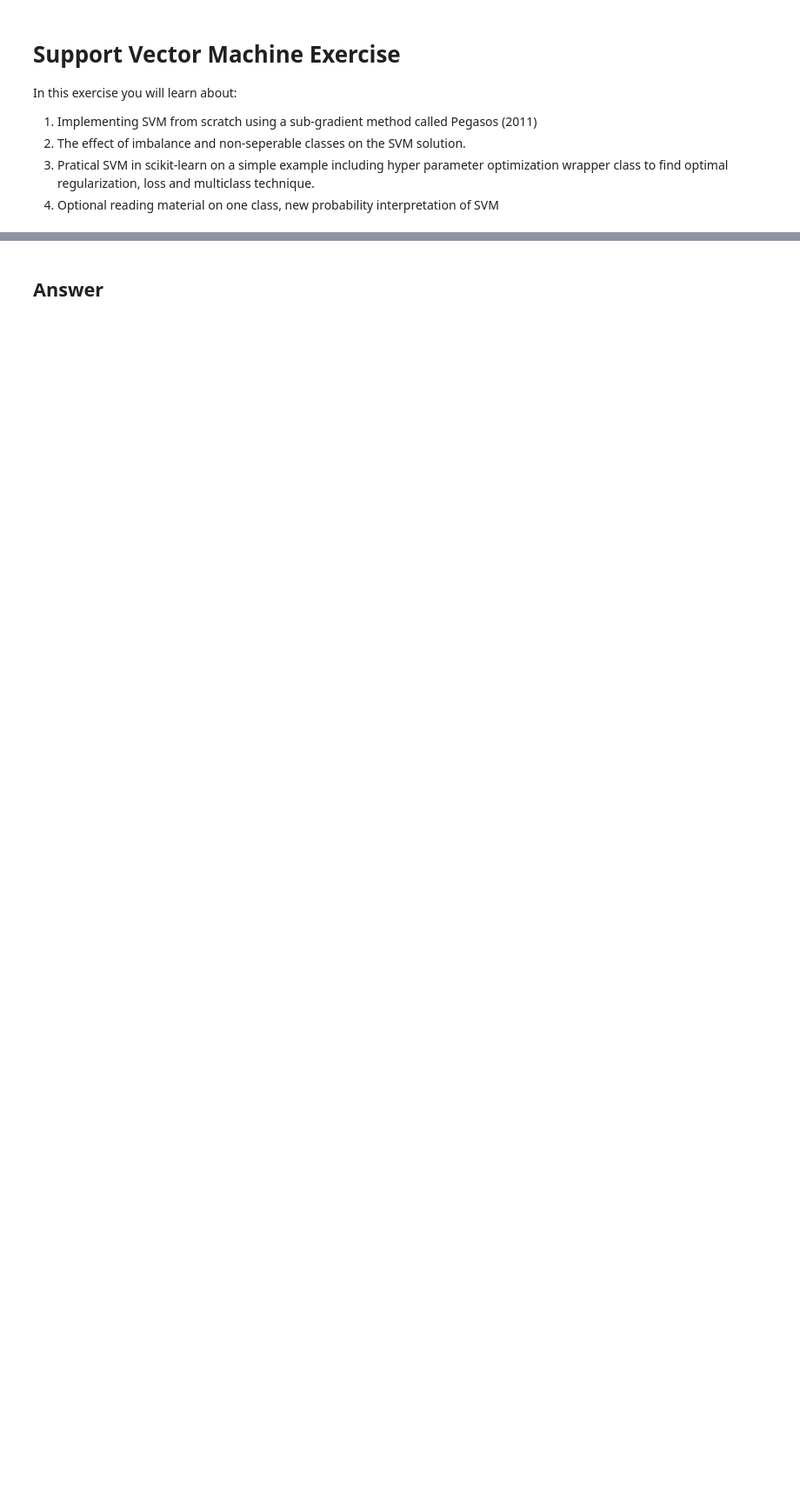
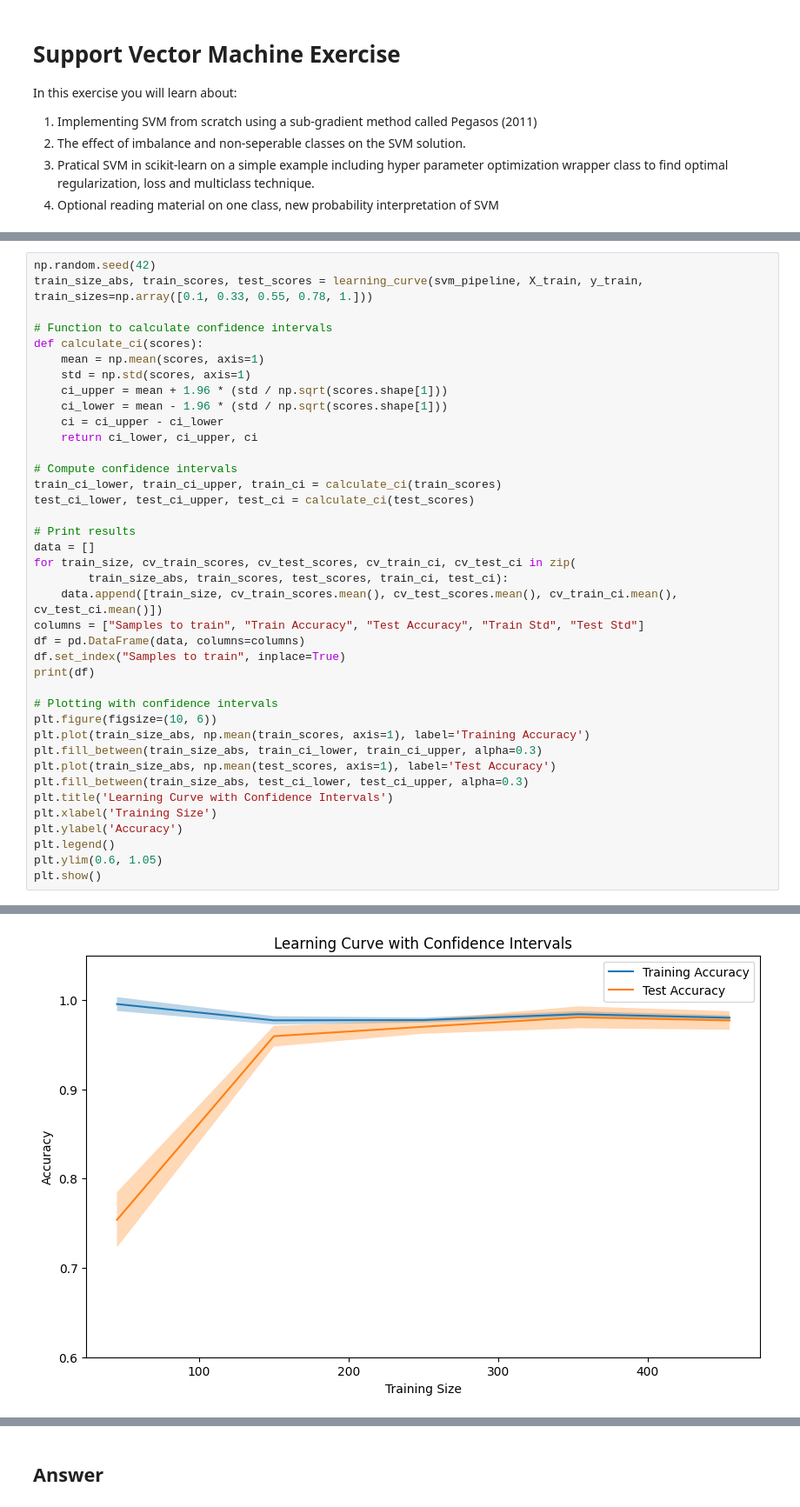
Before and after one commit to anidima/ydata_ml_sl, a Jupyter notebook: HW2_svm_Pegasos.ipynb, the cells around one changed output, grey strips where cells are left out. Shown at 87% size. Drawn from its saved outputs; the diff is of its cells as text; blank space fills up the shorter version.

```diff
--- a/HW2_svm_Pegasos.ipynb
+++ b/HW2_svm_Pegasos.ipynb
@@ -178,0 +198,40 @@ ValidationCurveDisplay.from_estimator(SVM(), X, y, param_name='C', param_range=n
+# %%
+np.random.seed(42)
+train_size_abs, train_scores, test_scores = learning_curve(svm_pipeline, X_train, y_train, train_sizes=np.array([0.1, 0.33, 0.55, 0.78, 1.]))
+
+# Function to calculate confidence intervals
+def calculate_ci(scores):
+    mean = np.mean(scores, axis=1)
+    std = np.std(scores, axis=1)
+    ci_upper = mean + 1.96 * (std / np.sqrt(scores.shape[1]))
+    ci_lower = mean - 1.96 * (std / np.sqrt(scores.shape[1]))
+    ci = ci_upper - ci_lower
+    return ci_lower, ci_upper, ci
+
+# Compute confidence intervals
+train_ci_lower, train_ci_upper, train_ci = calculate_ci(train_scores)
+test_ci_lower, test_ci_upper, test_ci = calculate_ci(test_scores)
+
+# Print results
+data = []
+for train_size, cv_train_scores, cv_test_scores, cv_train_ci, cv_test_ci in zip(
+        train_size_abs, train_scores, test_scores, train_ci, test_ci):
+    data.append([train_size, cv_train_scores.mean(), cv_test_scores.mean(), cv_train_ci.mean(), cv_test_ci.mean()])
+columns = ["Samples to train", "Train Accuracy", "Test Accuracy", "Train Std", "Test Std"]
+df = pd.DataFrame(data, columns=columns)
+df.set_index("Samples to train", inplace=True)
+print(df)
+
+# Plotting with confidence intervals
+plt.figure(figsize=(10, 6))
+plt.plot(train_size_abs, np.mean(train_scores, axis=1), label='Training Accuracy')
+plt.fill_between(train_size_abs, train_ci_lower, train_ci_upper, alpha=0.3)
+plt.plot(train_size_abs, np.mean(test_scores, axis=1), label='Test Accuracy')
+plt.fill_between(train_size_abs, test_ci_lower, test_ci_upper, alpha=0.3)
+plt.title('Learning Curve with Confidence Intervals')
+plt.xlabel('Training Size')
+plt.ylabel('Accuracy')
+plt.legend()
+plt.ylim(0.6, 1.05)
+plt.show()
+# %% [output]
@@ -178,0 +245 @@ ValidationCurveDisplay.from_estimator(SVM(), X, y, param_name='C', param_range=n
+[figure, added]
```
Also changed, not shown: parts of 17 cells of this notebook.
